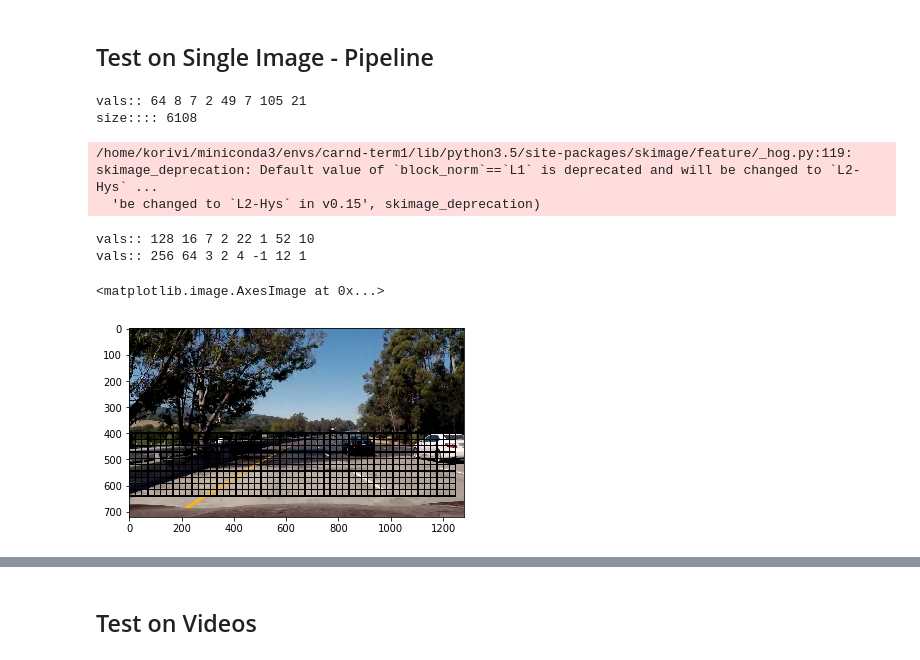
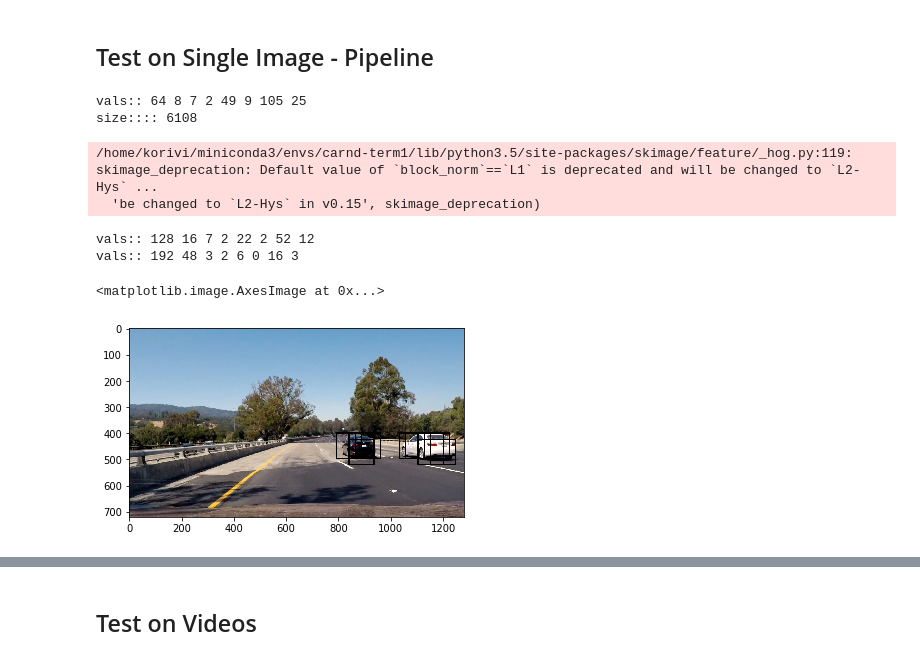
Before and after one commit to pkorivi/CarND-Vehicle-Detection, a Jupyter notebook: car_tracking.ipynb, the cells around one changed output, grey strips where cells are left out. Saved outputs shown, nothing was run; the diff lists cells and outputs as text; code cells hidden in the pictures.

Commit message:
trained model with full data - not working well

```diff
--- a/car_tracking.ipynb
+++ b/car_tracking.ipynb
@@ -261,7 +270,9 @@ Test Accuracy of SVC =  0.9887
 # code
 # %%
 #filename = './large_data_train.joblib.pkl'
-filename = './large_data_alltrain.joblib.pkl'
-svc2 = joblib.load(filename)
+#filename = './large_data_alltrain.joblib.pkl'
+#sv_nc2 = joblib.load(filename)
+pickle_parameters_n = pickle.load( open( "model_trained.p", "rb" ) )
+svc2 = pickle_parameters_n["svc"]
 print('Test Accuracy of SVC = ', round(svc2.score(X_test, y_test), 4))
 # %% [output]
@@ -271,7 +282,7 @@ Test Accuracy of SVC =  0.9887
 # %% [markdown]
 ## Sliding Window for Searching Cars
 # %%
-#See that features here are same as features used in training
+# See that features here are same as features used in training
 def convert_color(img, conv='RGB2YCrCb'):
     if conv == 'RGB2YCrCb':
         return cv2.cvtColor(img, cv2.COLOR_RGB2YCrCb)
@@ -282,7 +293,7 @@ def convert_color(img, conv='RGB2YCrCb'):
 
 # Define a single function that can extract features using hog sub-sampling and make predictions
 def find_cars(img, ystart, ystop, scale, svc, X_scaler, orient, pix_per_cell, cell_per_block, spatial_size, hist_bins,hog_channel):
-
+    car_boxes = []
     once = True
     draw_img = np.copy(img)
     img = img.astype(np.float32)/255
@@ -305,7 +316,7 @@ def find_cars(img, ystart, ystop, scale, svc, X_scaler, orient, pix_per_cell, ce
     #nxblocks = (ch2.shape[1] // pix_per_cell) - cell_per_block + 1
     #nyblocks = (ch2.shape[0] // pix_per_cell) - cell_per_block + 1
     nfeat_per_block = orient*cell_per_block**2
-    for win_size in [1,2,4]:
+    for win_size in [1,2,3]:
         # 64 was the orginal sampling rate, with 8 cells and 8 pix per cell
         window = 64*win_size
         pix_per_cell = pix_per_cell*win_size
@@ -315,8 +326,7 @@ def find_cars(img, ystart, ystop, scale, svc, X_scaler, orient, pix_per_cell, ce
         cells_per_step = 2  # Instead of overlap, define how many cells to step
         nxsteps = (nxblocks - nblocks_per_window) // cells_per_step
         nysteps = (nyblocks - nblocks_per_window) // cells_per_step
-
-        print('vals::',window,pix_per_cell,nblocks_per_window,cells_per_step,nxsteps,nysteps,nxblocks,nyblocks)
+        #print('vals::',window,pix_per_cell,nblocks_per_window,cells_per_step,nxsteps,nysteps,nxblocks,nyblocks)
 
         # Compute individual channel HOG features for the entire image
         if hog_channel == "ALL":
@@ -328,6 +338,8 @@ def find_cars(img, ystart, ystop, scale, svc, X_scaler, orient, pix_per_cell, ce
 
         for xb in range(nxsteps):
             for yb in range(nysteps):
+                #if(yb == 0):
+                #    print('yb =0')
                 ypos = yb*cells_per_step
                 xpos = xb*cells_per_step
                 # Extract HOG for this patch
@@ -352,7 +364,7 @@ def find_cars(img, ystart, ystop, scale, svc, X_scaler, orient, pix_per_cell, ce
                 hist_features = color_hist(subimg, nbins=hist_bins)
 
                 if(once == True):
-                    print('size::::',np.hstack((spatial_features, hist_features, hog_features)).size)
+                    #print('size::::',np.hstack((spatial_features, hist_features, hog_features)).size)
                     once = False
 
                 # Scale features and make a prediction
@@ -365,20 +377,22 @@ def find_cars(img, ystart, ystop, scale, svc, X_scaler, orient, pix_per_cell, ce
                 test_prediction = svc.predict(test_features)
 
                 if win_size== 1:
-                    draw_color = (0,0,0)
+                    draw_color = (255,255,255)
                 elif win_size== 2:
-                    draw_color = (0,0,0)
+                    draw_color = (255,255,255)
                 else:
                     draw_color = (255,0,0)
 
 
-                if test_prediction == 0:
+                if test_prediction == 1:
                     xbox_left = np.int(xleft*scale)
                     ytop_draw = np.int(ytop*scale)
                     win_draw = np.int(window*scale)
                     cv2.rectangle(draw_img,(xbox_left, ytop_draw+ystart),(xbox_left+win_draw,ytop_draw+win_draw+ystart),draw_color,4)
+                    car_boxes.append([[xbox_left, ytop_draw+ystart],[xbox_left+win_draw,ytop_draw+win_draw+ystart]])
 
 
-    return draw_img
+
+    return draw_img,car_boxes
 # %% [markdown]
 ## Build Heatmap and remove false positives
@@ -395,26 +448,30 @@ os.listdir("test_images/")
 # %%
 # code
 ystart = 400
-ystop = 670
+ystop = 720
 scale = 1.5
 
 if(hog_channel == "ALL"):
-    filename = './large_data_alltrain.joblib.pkl'
+    #filename = './large_data_alltrain.joblib.pkl'
+    pickle_parameters_n = pickle.load( open( "model_trained.p", "rb" ) )
+    svc2 = pickle_parameters_n["svc"]
 else:
     filename = './large_data_train.joblib.pkl'
+    svc2 = joblib.load(filename)
 
-svc2 = joblib.load(filename)
+X_scaler = pickle_parameters_n["X_scaler"]
+im = mpimg.imread("./test_images/test4.jpg").astype(np.float32)/255
+out_img, car_boxes = find_cars(im, ystart, ystop, scale, svc2, X_scaler, orient, pix_per_cell, cell_per_block, spatial_size, hist_bins,hog_channel)
 
-im = mpimg.imread("./test_images/test5.jpg").astype(np.float32)/255
-out_img = find_cars(im, ystart, ystop, scale, svc2, X_scaler, orient, pix_per_cell, cell_per_block, spatial_size, hist_bins,hog_channel)
+
 
 plt.imshow(out_img)
 # %% [output]
-vals:: 64 8 7 2 49 7 105 21
+vals:: 64 8 7 2 49 9 105 25
 size:::: 6108
 /home/korivi/miniconda3/envs/carnd-term1/lib/python3.5/site-packages/skimage/feature/_hog.py:119: skimage_deprecation: Default value of `block_norm`==`L1` is deprecated and will be changed to `L2-Hys` ...
   'be changed to `L2-Hys` in v0.15', skimage_deprecation)
-vals:: 128 16 7 2 22 1 52 10
-vals:: 256 64 3 2 4 -1 12 1
+vals:: 128 16 7 2 22 2 52 12
+vals:: 192 48 3 2 6 0 16 3
 <matplotlib.image.AxesImage at 0x...>
-[figure, old version]
+[figure, new version]
```
Also changed, not shown: parts of 9 cells of this notebook, 1 other file.
